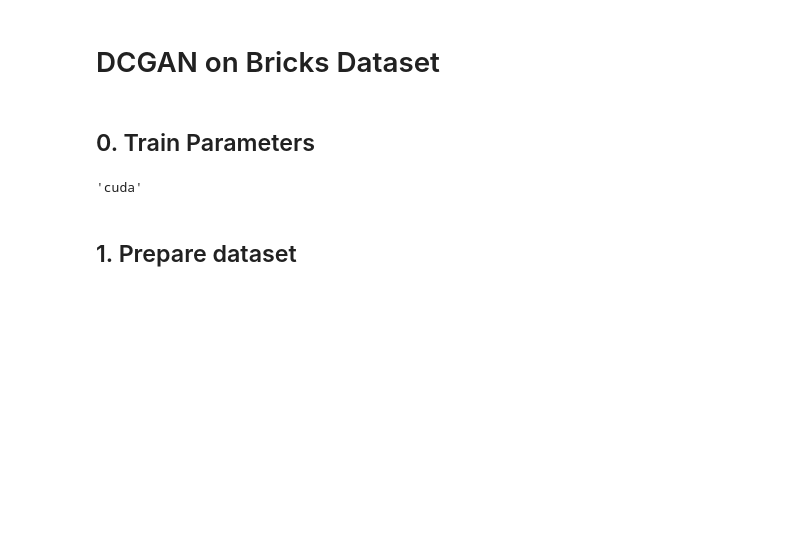
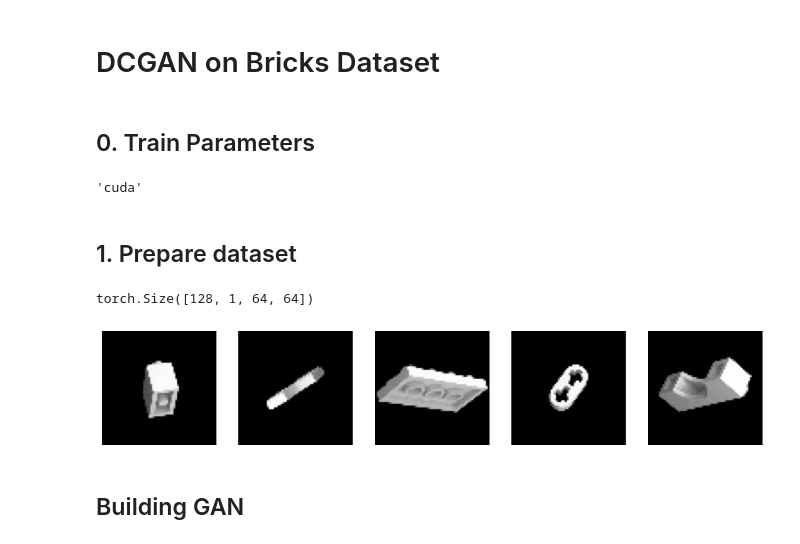
Before and after one commit to terrence-ou/Generative-Deep-Learning-2nd-Edition-PyTorch-JAX, a Jupyter notebook: PyTorch/chapter_04_gan/01_dcgan.ipynb, the cells around one changed output. Drawn from its saved outputs; the diff is of its cells as text; code cells hidden in the pictures; blank space fills up the shorter version.

```diff
--- a/PyTorch/chapter_04_gan/01_dcgan.ipynb
+++ b/PyTorch/chapter_04_gan/01_dcgan.ipynb
@@ -36,13 +36,41 @@ class LegoData(Dataset):
         self.length = len(self.imgs)
 
         # Define transforms
-        self.transform = Transforms.Compose(
+        self.transform = Transforms.Compose([
                             Transforms.ToTensor(),
-                            Transforms.Resize(size=(IMAGE_SIZE, IMAGE_SIZE))
-        )
+                            Transforms.Resize(size=(IMAGE_SIZE, IMAGE_SIZE), antialias=None),
+                            Transforms.Grayscale(num_output_channels=1)
+        ])
 
     def __len__(self):
         return self.length
 
     def __getitem__(self, index):
-        pass
+        img_file = os.path.join(self.image_dir, self.imgs[index])
+        img = Image.open(img_file)
+        img = self.transform(img)
+        return img
+# %%
+def get_dataloader():
+    lego_dataset = LegoData(DATA_DIR)
+    train_loader = DataLoader(lego_dataset, batch_size=BATCH_SIZE, num_workers=8,
+                              shuffle=True, pin_memory=True)
+    return train_loader
+# %%
+# Check dataset
+train_loader = get_dataloader()
+check_sample = next(iter(train_loader))
+print(check_sample.shape)
+
+plt.figure(figsize=(14, 3))
+for i in range(5):
+    ax = plt.subplot(1, 5, i+1)
+    ax.imshow(check_sample[i][0], cmap='gray')
+    ax.axis('off')
+
+plt.show()
+# %% [output]
+torch.Size([128, 1, 64, 64])
+[figure, added]
+# %% [markdown]
+## Building GAN
```
Also changed, not shown: parts of 1 cell of this notebook.
